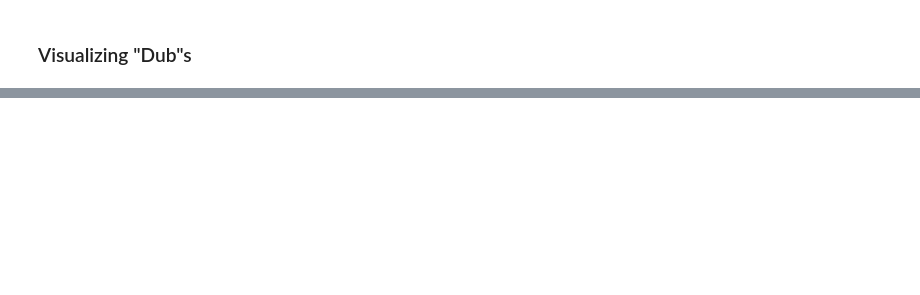
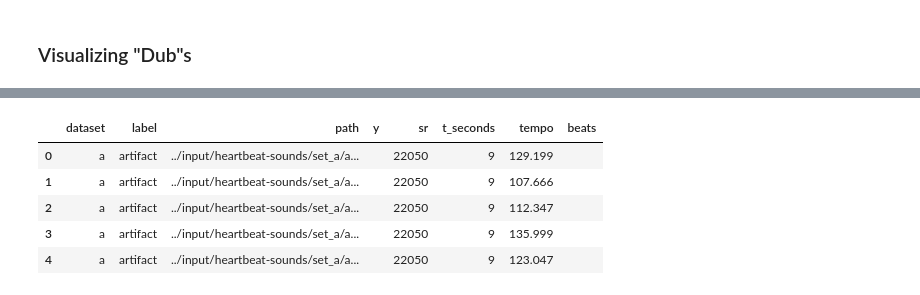
Before and after one commit to k8iechen/HeartPulseProcessor, a Jupyter notebook: Heart Signal Processing.ipynb, the cells around one changed output, grey strips where cells are left out. Cells and saved outputs as stored; diff of their text form; code cells hidden in the pictures; blank space fills up the shorter version.

Commit message:
Basic Feature Extraction
sr, duration, tempo.
Base CSV added, will build on basic set of features.

```diff
--- a/Heart Signal Processing.ipynb
+++ b/Heart Signal Processing.ipynb
@@ -288,0 +357,4 @@ Here we made use of the tempo feature to clearly identify heart rate by pinpoint
+# %%
+#replacing NaN with empty strings
+df['sublabel'] = df['sublabel'].replace(np.nan, "")
+df_report(df)
@@ -288,0 +386,25 @@ Here we made use of the tempo feature to clearly identify heart rate by pinpoint
+# %%
+def findPath(dataset, label, noisy):
+    s = label + "_"
+    if noisy != "":
+#         print(noisy)
+        s += noisy
+    s+= "_"
+    if dataset == "a":
+        s = "set_a/" + s
+    else:
+        s = "set_b/" + s
+    return s
+# %%
+#setting fname to correct file path
+import re
+df["path"] = ""
+for index, row in df.iterrows():
+    m = re.search(r"\d", row["fname"])
+    idtag = row["fname"][m.start():]
+#     print(idtag)
+    if row["sublabel"] == np.nan:
+        row["sublabel"] = ""
+    row["path"] = INPUT_DIR + findPath(row["dataset"], row["label"], row["sublabel"]) + idtag
+
+df.head()
@@ -288,0 +433,19 @@ Here we made use of the tempo feature to clearly identify heart rate by pinpoint
+# %%
+# df["y"] = ""
+df["sr"] = ""
+df["t_seconds"] = ""
+df["tempo"] = ""
+# df["beats"] = ""
+for index, row in df.iterrows():
+    y, row["sr"] = librosa.load(row["path"])
+    row["t_seconds"] = librosa.get_duration(y, sr)
+    onset_env = librosa.onset.onset_strength(y, sr=sr)
+    row["tempo"], beats = librosa.beat.beat_track(onset_envelope=onset_env, sr=sr)
+df.head()
+# %% [output]
+|  | dataset | label | path | y | sr | t_seconds | tempo | beats |
+| 0 | a | artifact | ../input/heartbeat-sounds/set_a/a... |  | 22050 | 9 | 129.199 |  |
+| 1 | a | artifact | ../input/heartbeat-sounds/set_a/a... |  | 22050 | 9 | 107.666 |  |
+| 2 | a | artifact | ../input/heartbeat-sounds/set_a/a... |  | 22050 | 9 | 112.347 |  |
+| 3 | a | artifact | ../input/heartbeat-sounds/set_a/a... |  | 22050 | 9 | 135.999 |  |
+| 4 | a | artifact | ../input/heartbeat-sounds/set_a/a... |  | 22050 | 9 | 123.047 |  |
```
Also changed, not shown: parts of 26 cells of this notebook, 1 other file.
